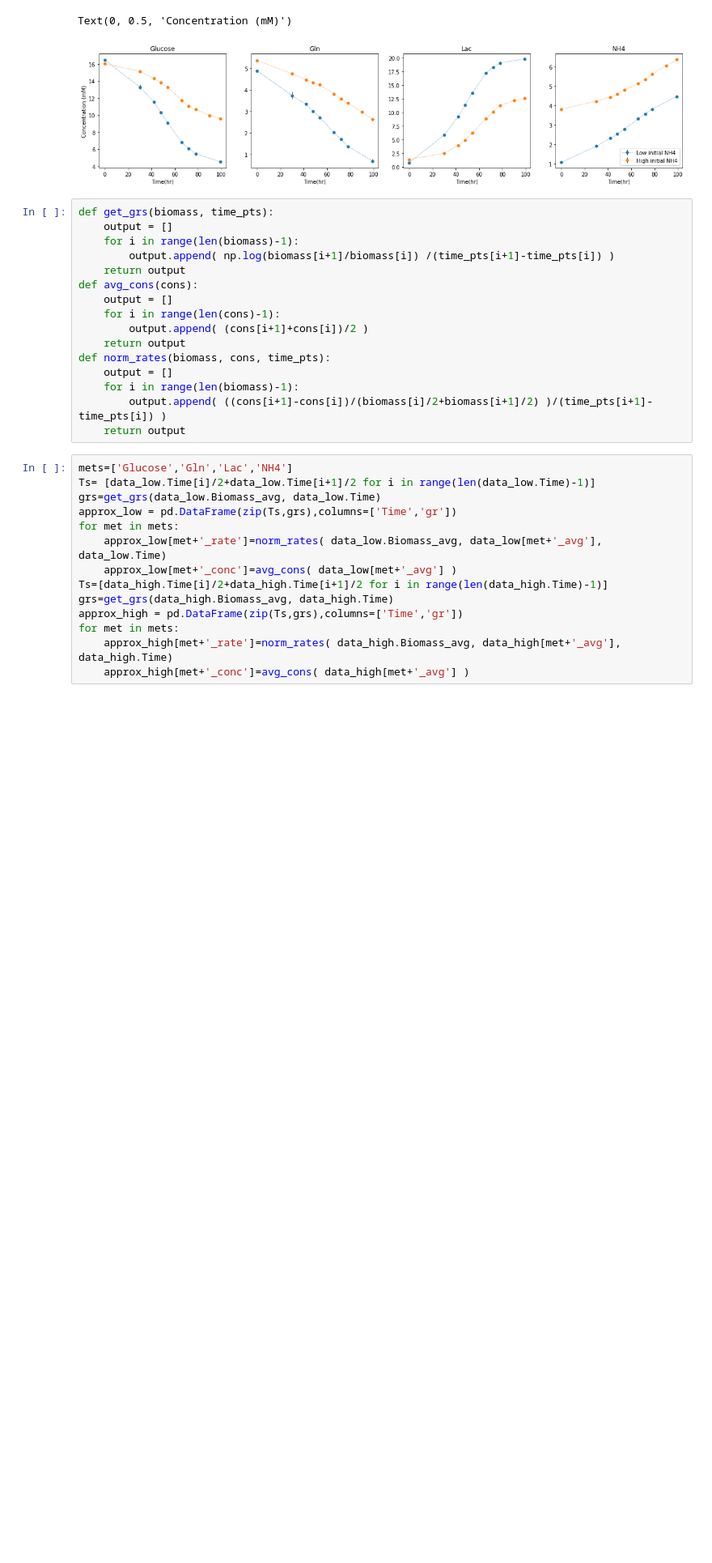
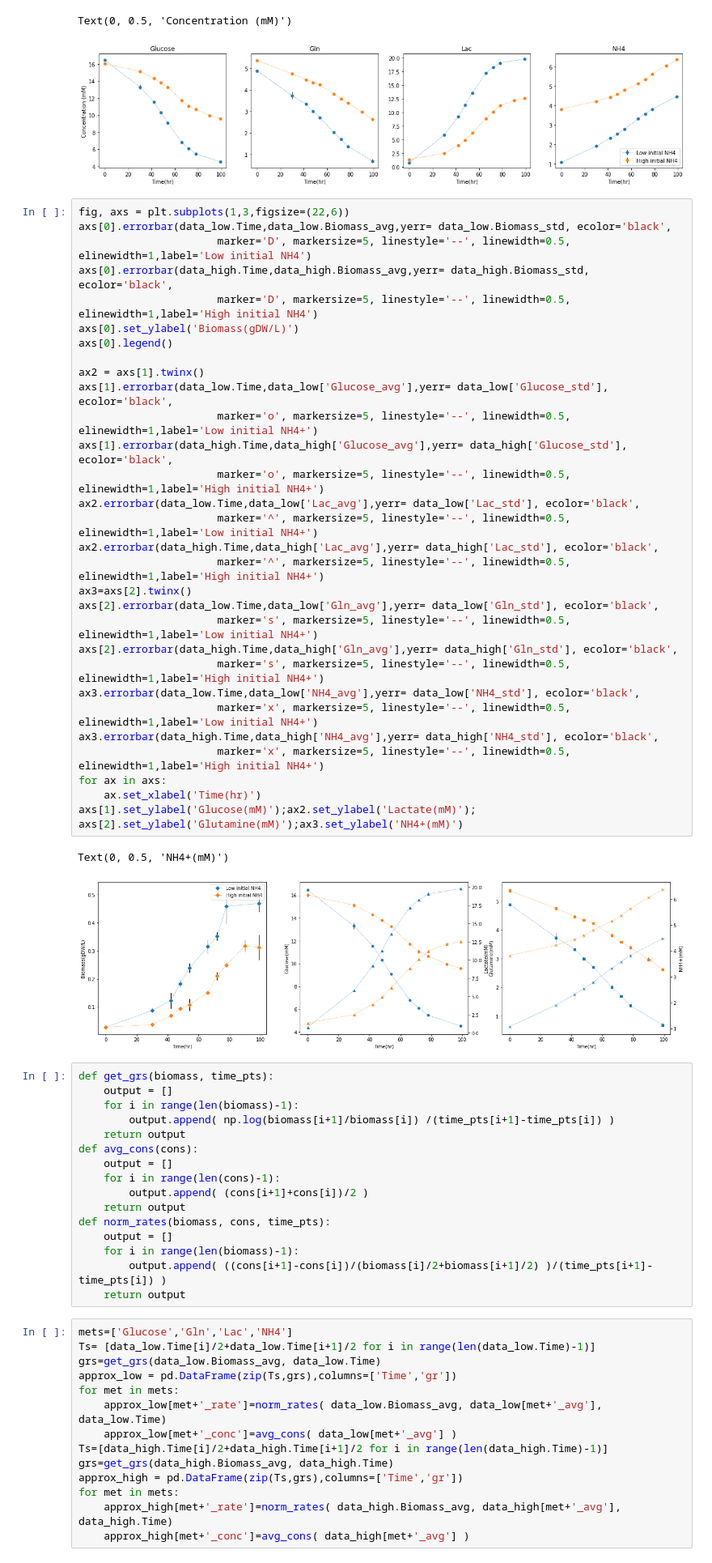
Before and after one commit to SizheQiu/PigGEM2025, a Jupyter notebook: code/CellCulture.ipynb, the cells around one changed output. Shown: that part at 81% size. Cells and saved outputs as stored; diff of their text form; blank space fills up the shorter version.

```diff
--- a/code/CellCulture.ipynb
+++ b/code/CellCulture.ipynb
@@ -60,6 +60,40 @@ axs[0].set_ylabel('Concentration (mM)')
 # %% [output]
 Text(0, 0.5, 'Concentration (mM)')
 [figure]
+# %%
+fig, axs = plt.subplots(1,3,figsize=(22,6))
+axs[0].errorbar(data_low.Time,data_low.Biomass_avg,yerr= data_low.Biomass_std, ecolor='black',
+                      marker='D', markersize=5, linestyle='--', linewidth=0.5, elinewidth=1,label='Low initial NH4')
+axs[0].errorbar(data_high.Time,data_high.Biomass_avg,yerr= data_high.Biomass_std, ecolor='black',
+                      marker='D', markersize=5, linestyle='--', linewidth=0.5, elinewidth=1,label='High initial NH4')
+axs[0].set_ylabel('Biomass(gDW/L)')
+axs[0].legend()
+
+ax2 = axs[1].twinx()
+axs[1].errorbar(data_low.Time,data_low['Glucose_avg'],yerr= data_low['Glucose_std'], ecolor='black',
+                      marker='o', markersize=5, linestyle='--', linewidth=0.5, elinewidth=1,label='Low initial NH4+')
+axs[1].errorbar(data_high.Time,data_high['Glucose_avg'],yerr= data_high['Glucose_std'], ecolor='black',
+                      marker='o', markersize=5, linestyle='--', linewidth=0.5, elinewidth=1,label='High initial NH4+')
+ax2.errorbar(data_low.Time,data_low['Lac_avg'],yerr= data_low['Lac_std'], ecolor='black',
+                      marker='^', markersize=5, linestyle='--', linewidth=0.5, elinewidth=1,label='Low initial NH4+')
+ax2.errorbar(data_high.Time,data_high['Lac_avg'],yerr= data_high['Lac_std'], ecolor='black',
+                      marker='^', markersize=5, linestyle='--', linewidth=0.5, elinewidth=1,label='High initial NH4+')
+ax3=axs[2].twinx()
+axs[2].errorbar(data_low.Time,data_low['Gln_avg'],yerr= data_low['Gln_std'], ecolor='black',
+                      marker='s', markersize=5, linestyle='--', linewidth=0.5, elinewidth=1,label='Low initial NH4+')
+axs[2].errorbar(data_high.Time,data_high['Gln_avg'],yerr= data_high['Gln_std'], ecolor='black',
+                      marker='s', markersize=5, linestyle='--', linewidth=0.5, elinewidth=1,label='High initial NH4+')
+ax3.errorbar(data_low.Time,data_low['NH4_avg'],yerr= data_low['NH4_std'], ecolor='black',
+                      marker='x', markersize=5, linestyle='--', linewidth=0.5, elinewidth=1,label='Low initial NH4+')
+ax3.errorbar(data_high.Time,data_high['NH4_avg'],yerr= data_high['NH4_std'], ecolor='black',
+                      marker='x', markersize=5, linestyle='--', linewidth=0.5, elinewidth=1,label='High initial NH4+')
+for ax in axs:
+    ax.set_xlabel('Time(hr)')
+axs[1].set_ylabel('Glucose(mM)');ax2.set_ylabel('Lactate(mM)');
+axs[2].set_ylabel('Glutamine(mM)');ax3.set_ylabel('NH4+(mM)')
+# %% [output]
+Text(0, 0.5, 'NH4+(mM)')
+[figure, added]
 # %%
 def get_grs(biomass, time_pts):
     output = []
```
Also changed, not shown: 1 other file.
